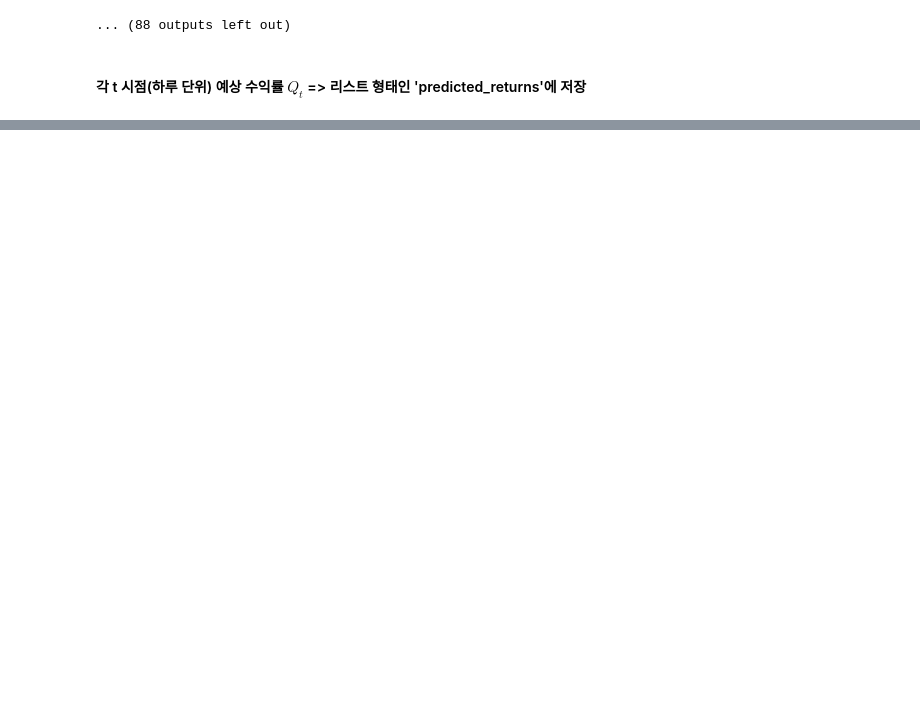
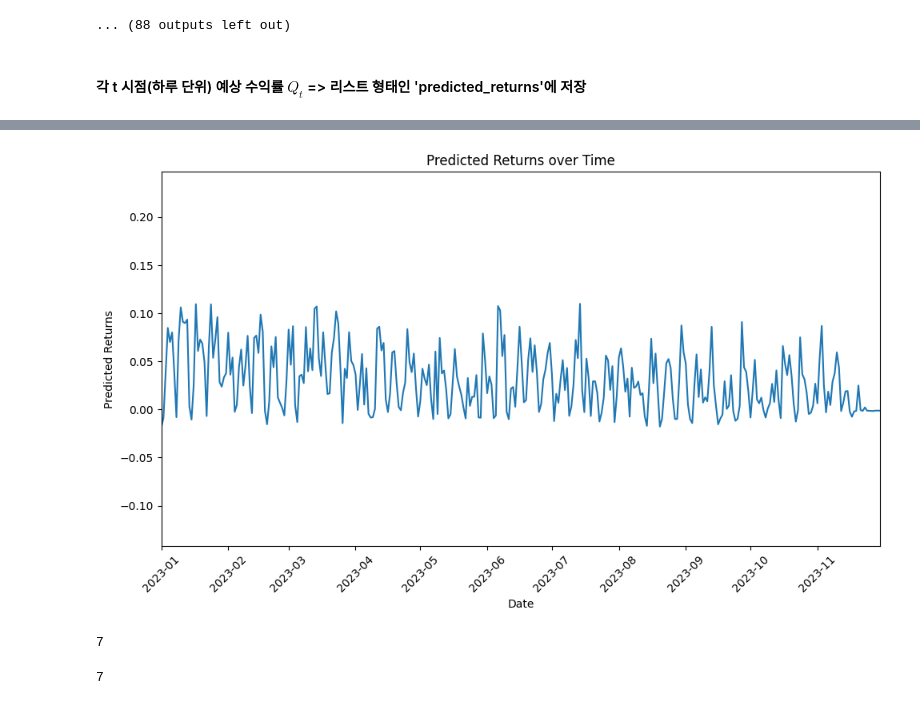
Before and after one commit to SsuFin/Sentiment-Portfolio-Asset-allocation, a Jupyter notebook: ECM-LSTM.ipynb, the cells around one changed output, grey strips where cells are left out. Drawn from its saved outputs; the diff is of its cells as text; code cells hidden in the pictures; blank space fills up the shorter version.

```diff
--- a/ECM-LSTM.ipynb
+++ b/ECM-LSTM.ipynb
@@ -353,0 +467,30 @@ print(predicted_returns)
+# %%
+import matplotlib.pyplot as plt
+import datetime
+
+# 예측값을 1차원 리스트로 변환
+predicted_values = [val[0][0] for val in predicted_returns]
+
+# 그래프 그리기
+plt.figure(figsize=(10, 6))
+plt.plot(df_merged['date'], predicted_values)
+plt.xlabel('Date')
+plt.ylabel('Predicted Returns')
+plt.title('Predicted Returns over Time')
+
+# x축 범위 설정
+start_date = datetime.datetime(2023, 1, 1)  # 시작 날짜
+plt.xlim(start_date, max(df_merged['date']))  # 최대 날짜까지의 범위
+
+plt.xticks(rotation=45)  # x축 레이블 회전
+plt.tight_layout()  # 레이아웃 조정
+plt.show()
+# %% [output]
+[figure, added]
+# %%
+print(len(centroids))
+a = np.unique(centroids, axis=0)
+len(a)
+# %% [output]
+7
+7
```
Also changed, not shown: parts of 16 cells of this notebook.
